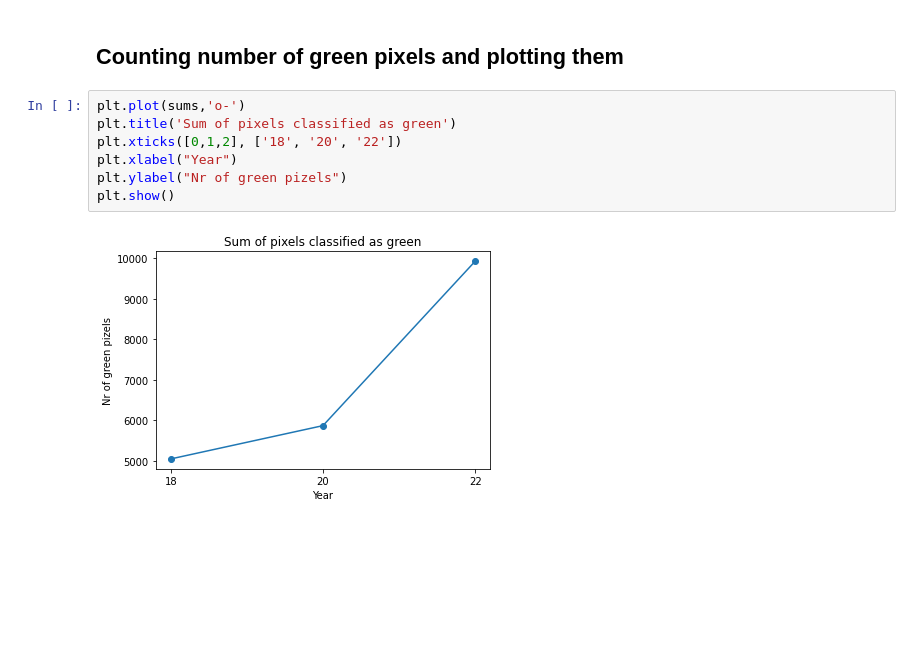
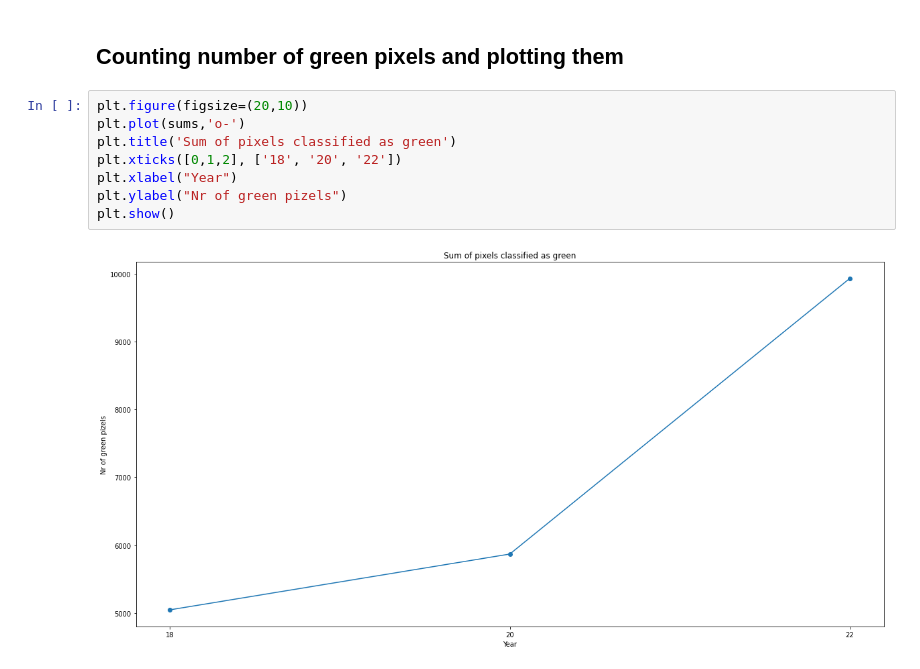
Before and after one commit to FlorianGeerken/heathland, a Jupyter notebook: strabrechtse_heide.ipynb, the cells around one changed output. Cells and saved outputs as stored; diff of their text form; blank space fills up the shorter version.

```diff
--- a/strabrechtse_heide.ipynb
+++ b/strabrechtse_heide.ipynb
@@ -312,11 +312,12 @@ for i in files:
 # %% [markdown]
 ## Counting number of green pixels and plotting them
 # %%
+plt.figure(figsize=(20,10))
 plt.plot(sums,'o-')
 plt.title('Sum of pixels classified as green')
 plt.xticks([0,1,2], ['18', '20', '22'])
 plt.xlabel("Year")
 plt.ylabel("Nr of green pizels")
 plt.show()
 # %% [output]
-[figure, old version]
+[figure, new version]
```
Also changed, not shown: parts of 5 cells of this notebook.
